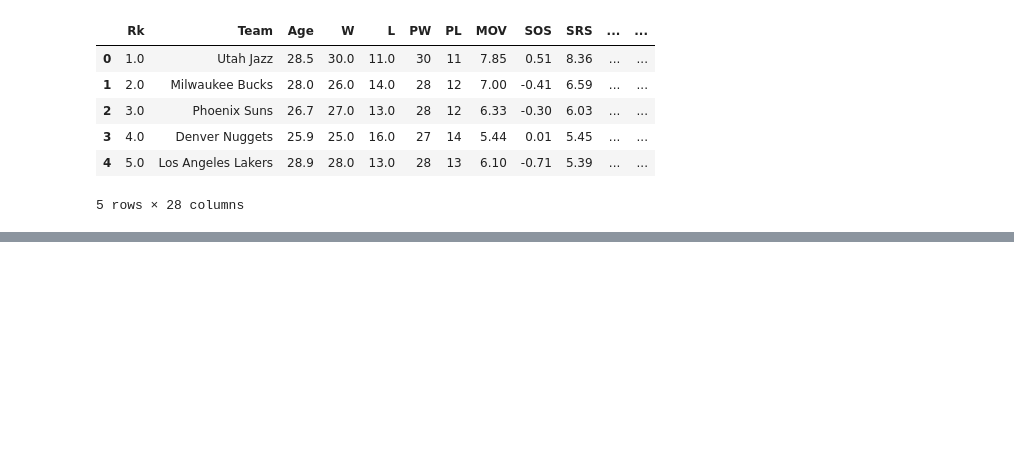
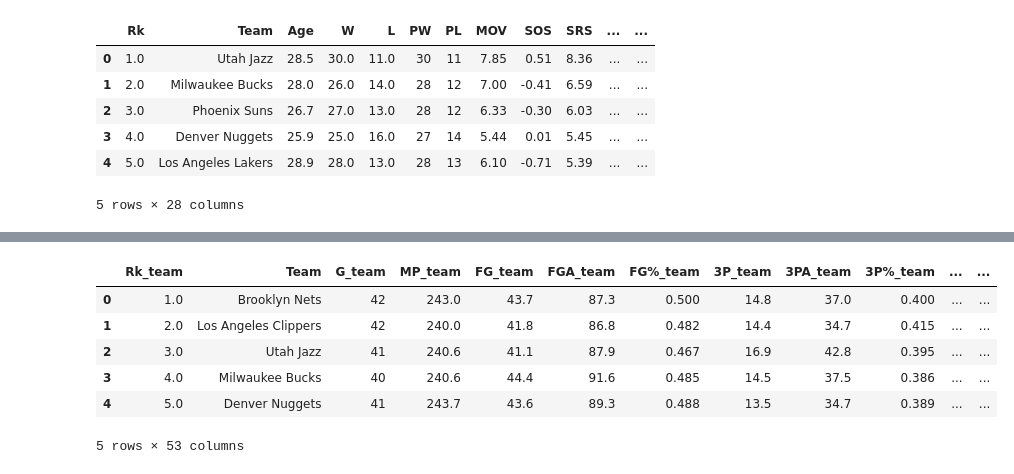
Before and after one commit to ramaditya524/nba21analysis, a Jupyter notebook: nba_practice.ipynb, the cells around one changed output, grey strips where cells are left out. Cells and saved outputs as stored; diff of their text form; code cells hidden in the pictures; blank space fills up the shorter version.

```diff
--- a/nba_practice.ipynb
+++ b/nba_practice.ipynb
@@ -96,0 +73,12 @@ nba_pytha.head()
+# %%
+nba_pytha = nba_pytha.merge(nba_4fac[["Team","W","L","PW","PL"]],on="Team")
+# %%
+nba_pytha.head()
+# %% [output]
+|  | Rk_team | Team | G_team | MP_team | FG_team | FGA_team | FG%_team | 3P_team | 3PA_team | 3P%_team | ... | ... |
+| 0 | 1.0 | Brooklyn Nets | 42 | 243.0 | 43.7 | 87.3 | 0.500 | 14.8 | 37.0 | 0.400 | ... | ... |
+| 1 | 2.0 | Los Angeles Clippers | 42 | 240.0 | 41.8 | 86.8 | 0.482 | 14.4 | 34.7 | 0.415 | ... | ... |
+| 2 | 3.0 | Utah Jazz | 41 | 240.6 | 41.1 | 87.9 | 0.467 | 16.9 | 42.8 | 0.395 | ... | ... |
+| 3 | 4.0 | Milwaukee Bucks | 40 | 240.6 | 44.4 | 91.6 | 0.485 | 14.5 | 37.5 | 0.386 | ... | ... |
+| 4 | 5.0 | Denver Nuggets | 41 | 243.7 | 43.6 | 89.3 | 0.488 | 13.5 | 34.7 | 0.389 | ... | ... |
+5 rows × 53 columns
```
Also changed, not shown: parts of 10 cells of this notebook, 1 other file.
